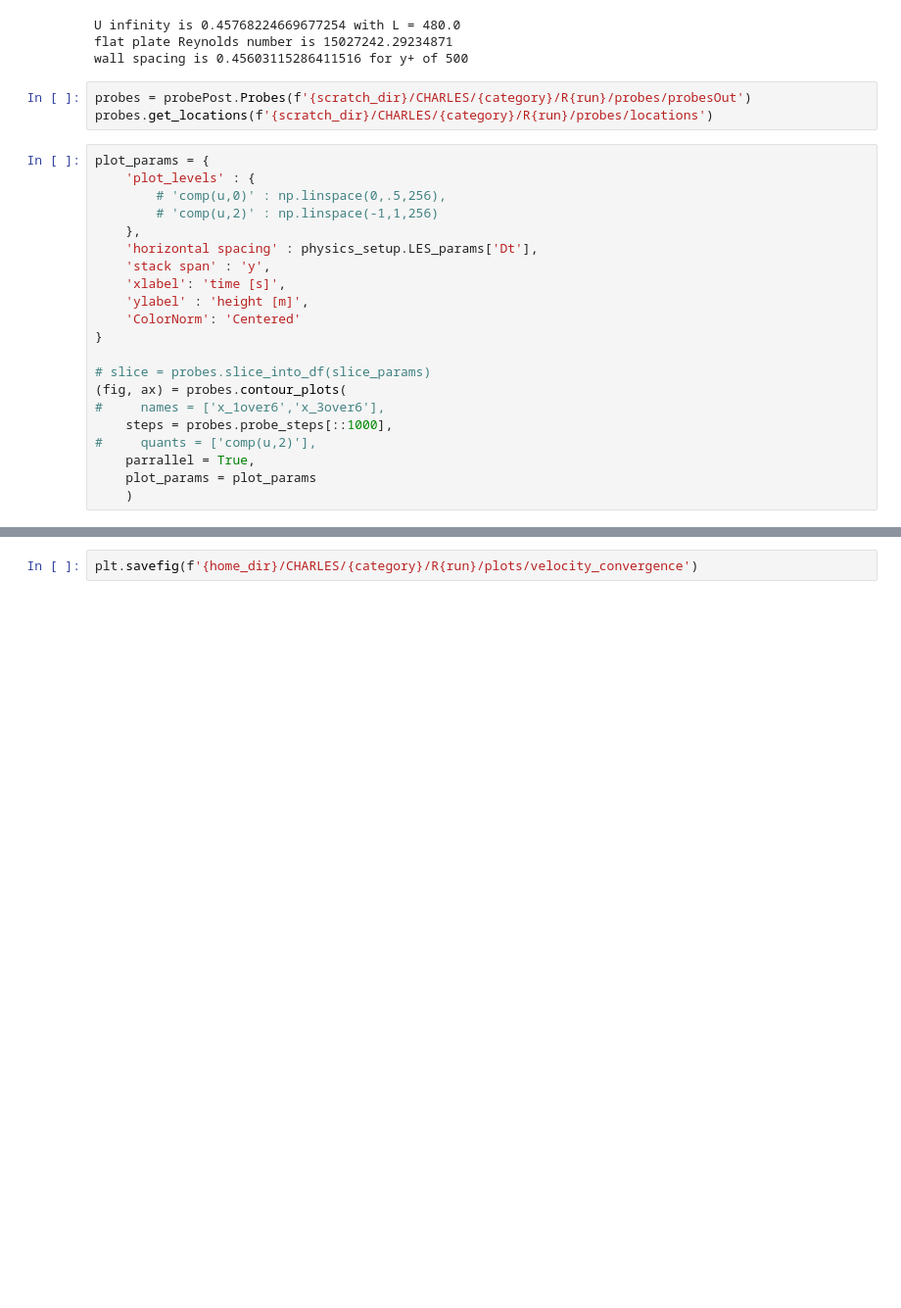
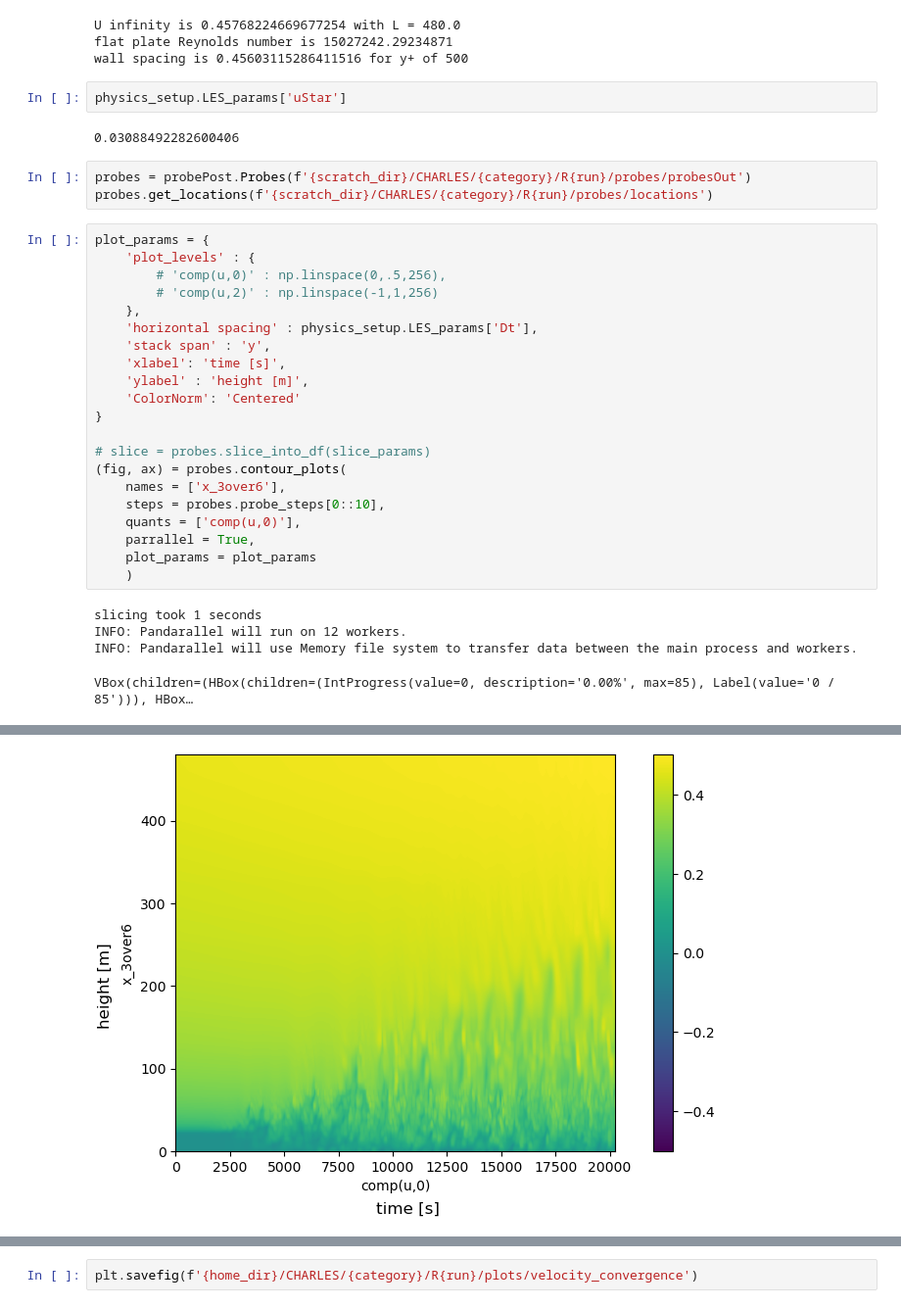
Before and after one commit to nbachand/city_block_cfd, a Jupyter notebook: sfam_post-processing.ipynb, the cells around one changed output, grey strips where cells are left out. Shown at 98% size. Drawn from its saved outputs; the diff is of its cells as text; blank space fills up the shorter version.

Commit message:
probed house

```diff
--- a/sfam_post-processing.ipynb
+++ b/sfam_post-processing.ipynb
@@ -64,6 +61,10 @@ physics_setup.calc_flatplate_quantities(
 U infinity is 0.45768224669677254 with L = 480.0
 flat plate Reynolds number is 15027242.29234871
 wall spacing is 0.45603115286411516 for y+ of 500
+# %%
+physics_setup.LES_params['uStar']
+# %% [output]
+0.03088492282600406
 # %%
 probes = probePost.Probes(f'{scratch_dir}/CHARLES/{category}/R{run}/probes/probesOut')
 probes.get_locations(f'{scratch_dir}/CHARLES/{category}/R{run}/probes/locations')
@@ -82,9 +83,14 @@ plot_params = {
 
 # slice = probes.slice_into_df(slice_params)
 (fig, ax) = probes.contour_plots(
-#     names = ['x_1over6','x_3over6'],
-    steps = probes.probe_steps[::1000],
-#     quants = ['comp(u,2)'],
+    names = ['x_3over6'],
+    steps = probes.probe_steps[0::10],
+    quants = ['comp(u,0)'],
     parrallel = True,
     plot_params = plot_params
     )
+# %% [output]
+slicing took 1 seconds
+INFO: Pandarallel will run on 12 workers.
+INFO: Pandarallel will use Memory file system to transfer data between the main process and workers.
+VBox(children=(HBox(children=(IntProgress(value=0, description='0.00%', max=85), Label(value='0 / 85'))), HBox…
@@ -91 +100,2 @@ plot_params = {
+[figure, added]
 # %%
```
Also changed, not shown: parts of 8 cells of this notebook, 5 other files.
